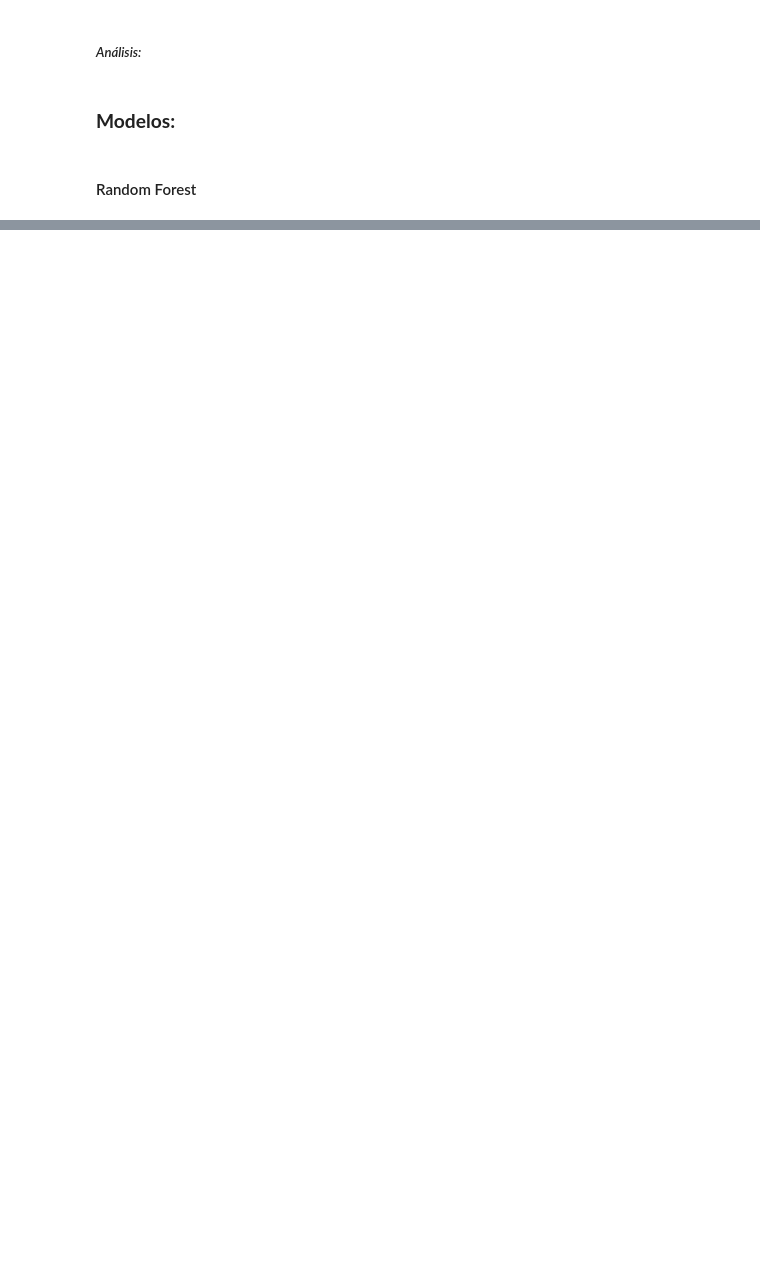
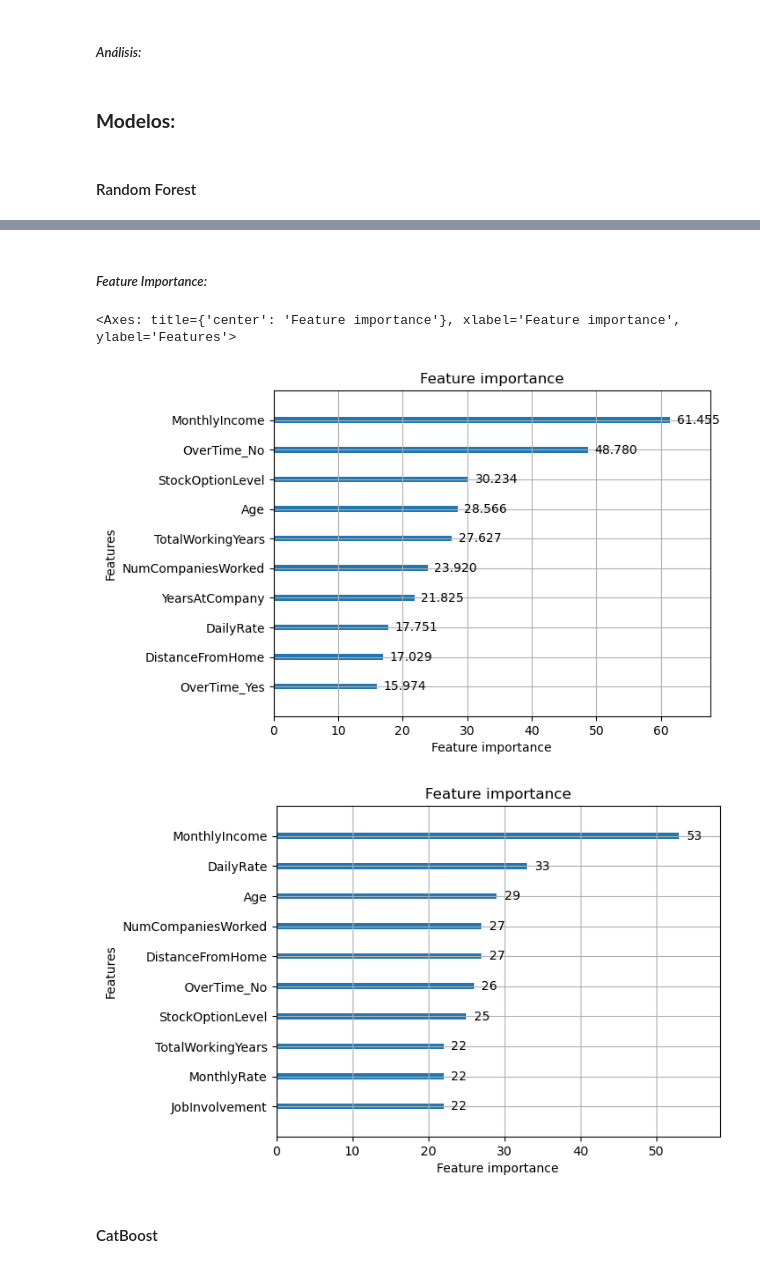
Before and after one commit to arantzaghg/lab_aprendizaje_estadistico, a Jupyter notebook: Examen 3 práctico - Arantza Gomez Haro Gamboa.ipynb, the cells around one changed output, grey strips where cells are left out. Cells and saved outputs as stored; diff of their text form; code cells hidden in the pictures; blank space fills up the shorter version.

```diff
--- a/Examen 3 práctico - Arantza Gomez Haro Gamboa.ipynb
+++ b/Examen 3 práctico - Arantza Gomez Haro Gamboa.ipynb
@@ -102,0 +239,16 @@ roc_auc_score(y_score=predicciones, y_true=y_test)
+# %%
+model = LGBMRegressor(
+    n_estimators=100000,
+    num_leaves=10,
+    learning_rate=0.1,
+    max_depth=6,
+    lambda_l2=0.1,
+    subsample=0.8,
+    feature_fraction=0.8,
+    verbosity=-1
+)
+
+model.fit(X_train, y_train, eval_set=[(X_train, y_train), (X_test, y_test)],
+          eval_metric='rmse',
+          callbacks=[early_stopping(40),
+                     log_evaluation(100)])
@@ -102,0 +265,11 @@ roc_auc_score(y_score=predicciones, y_true=y_test)
+# %% [markdown]
+##### *Feature Importance:*
+# %%
+lgb.plot_importance(model, max_num_features = 10, importance_type='gain')
+lgb.plot_importance(model, max_num_features = 10, importance_type='split')
+# %% [output]
+<Axes: title={'center': 'Feature importance'}, xlabel='Feature importance', ylabel='Features'>
+[figure, added]
+[figure, added]
+# %% [markdown]
+#### CatBoost
```
Also changed, not shown: parts of 29 cells of this notebook, 7 other files.
